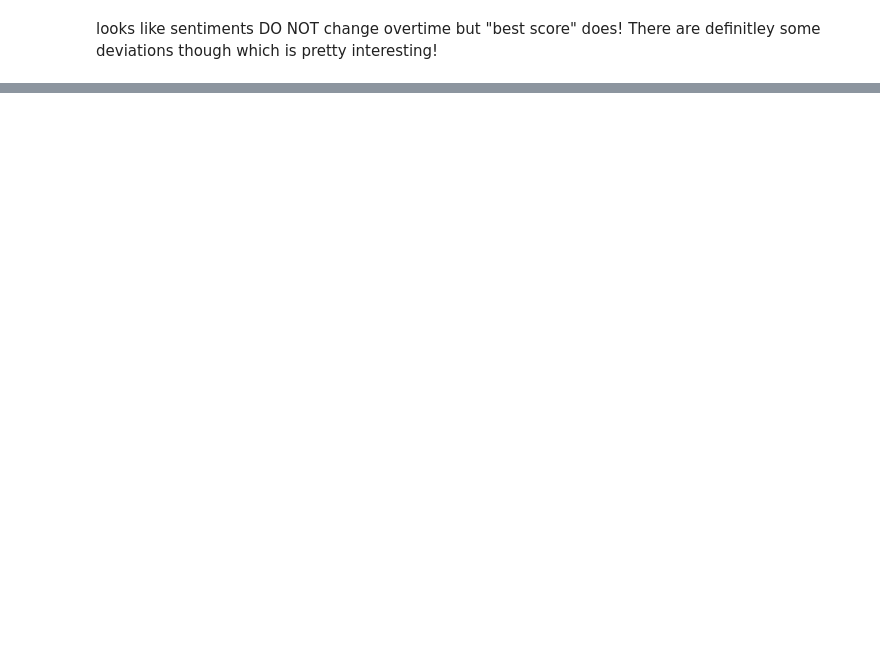
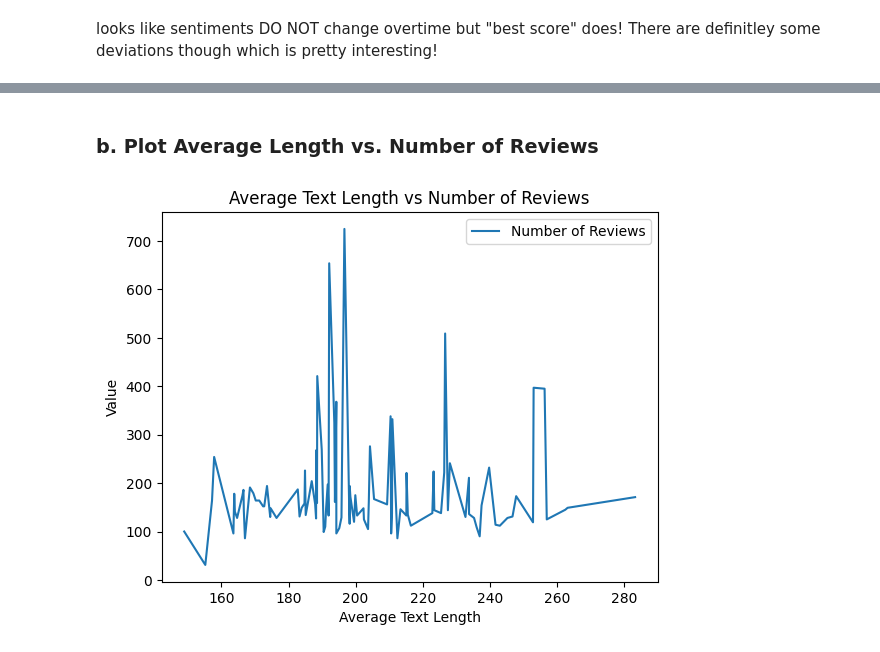
Before and after one commit to victoriab027/RecipeReviews, a Jupyter notebook: notebook.ipynb, the cells around one changed output, grey strips where cells are left out. Saved outputs shown, nothing was run; the diff lists cells and outputs as text; code cells hidden in the pictures; blank space fills up the shorter version.

```diff
--- a/notebook.ipynb
+++ b/notebook.ipynb
@@ -193,0 +202,12 @@ looks like sentiments DO NOT change overtime but "best score" does! There are de
+# %%
+avg_length = data.groupby('recipe_code').apply(lambda x: pd.Series({
+                    'avg_length': x['text'].str.len().mean(),
+                    'avg_created_at': x['created_at'].mean(),
+                    'num_reviews': x.shape[0],
+                    'avg_replies': x['reply_count'].mean(),
+                    'avg_thumbs_up': x['thumbs_up'].mean(),
+                    'avg_thumbs_down': x['thumbs_down'].mean(),
+                    'avg_score': x['best_score'].mean(),
+                    'avg_total_interactions': x['reply_count'].mean() + x['thumbs_up'].mean() + x['thumbs_down'].mean()
+                    })).reset_index()
+avg_length.tail()
@@ -193,0 +238,2 @@ looks like sentiments DO NOT change overtime but "best score" does! There are de
+# %%
+sorted_avg_length = avg_length.sort_values(by='avg_length')
@@ -193,0 +256,15 @@ looks like sentiments DO NOT change overtime but "best score" does! There are de
+# %% [markdown]
+### b. Plot Average Length vs. Number of Reviews
+# %%
+plt.plot(sorted_avg_length['avg_length'], sorted_avg_length['num_reviews'], label='Number of Reviews')
+
+# Adding labels and title
+plt.xlabel('Average Text Length')
+plt.ylabel('Value')
+plt.title('Average Text Length vs Number of Reviews')
+plt.legend()
+
+# Show plot
+plt.show()
+# %% [output]
+[figure, added]
```
Also changed, not shown: parts of 60 cells of this notebook.
